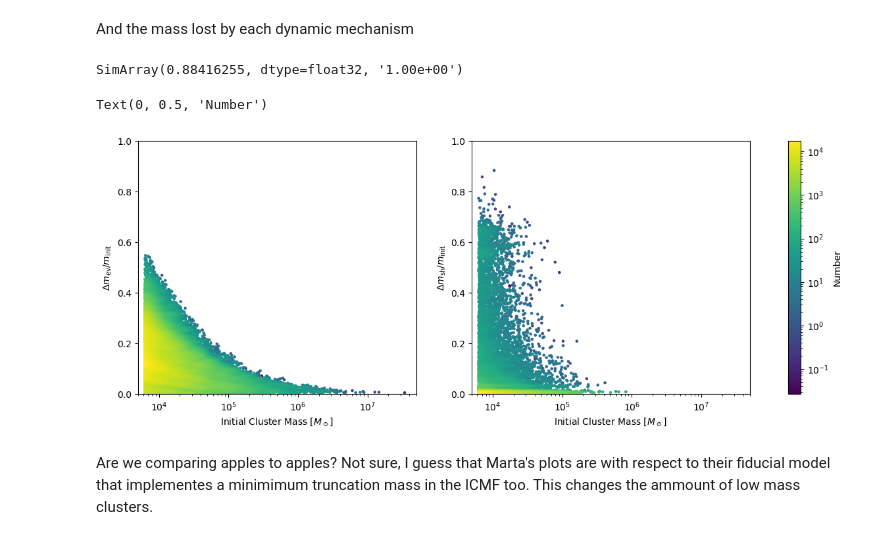
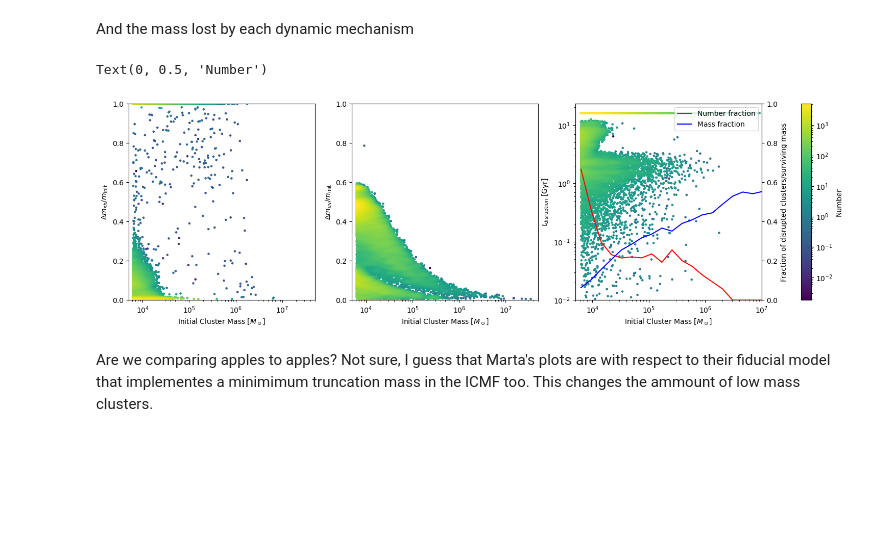
Before and after one commit to pablocoque/post_process_routines, a Jupyter notebook: mass_functions_compare.ipynb, the cells around one changed output. Saved outputs shown, nothing was run; the diff lists cells and outputs as text; code cells hidden in the pictures; blank space fills up the shorter version.

Commit message:
test to follow tidal tensor and its shocks and disruption plots similar to fig9 emp pathfinder

```diff
--- a/mass_functions_compare.ipynb
+++ b/mass_functions_compare.ipynb
@@ -302,23 +301,3 @@ for i in range(24):
 
 massfraction = np.array(massfraction)
 massfraction = np.nan_to_num(massfraction, nan=0.)
-# %%
-fig = plt.figure()
-ax1 = fig.add_subplot(1,1,1)
-ax2 = ax1.twinx()
-ax1, cb = density_scatter(init_cluster_masses, lifetime_gyr, ax=ax1, bins=[marray_icmf, np.logspace(-2,1.5,100)], edgecolors='face', s=5)
-ax1.set(xscale='log', yscale='log', xlim=(5e3, 1e7), ylim=(1e-2, 2.3e1))
-ax1.set(xlabel=r'$\rm{Initial}$ $\rm{Cluster}$ $\rm{Mass}$ [$M_\odot$]', ylabel=r'$t_{\rm{disruption}}$ [$\rm{Gyr}$]')
-ax2.plot((marray_icmf[:-1] + marray_icmf[1:])/2, fraction, color='r', label='Number fraction')
-ax2.plot((marray_icmf[:-1] + marray_icmf[1:])/2, massfraction, color='b', label='Mass fraction')
-ax2.set_ylim(0, 1)
-ax2.set_ylabel('Fraction of disrupted clusters/surviving mass')
-ax2.legend()
-
-cbar = fig.colorbar(cb, ax=ax1)
-# Move the colorbar to a new position
-new_position = fig.add_axes([0.85, 0.11, 0.03, 0.77])
-cbar.ax.remove()
-cbar = fig.colorbar(cb, cax=new_position)
-cbar.ax.set_ylabel('Number')
-# plt.savefig('disrupted_new.pdf')
@@ -330,22 +306,30 @@ And the mass lost by each dynamic mechanism
 # %%
 mevminit = masslostrelax/init_cluster_masses
 mshminit = masslostshock/init_cluster_masses
-# mshminit[(mshminit>1)] = 1
+mshminit[(mshminit>1)] = 1
-# %%
-mshminit.max()
-# %% [output]
-SimArray(0.88416255, dtype=float32, '1.00e+00')
 # %%
-fig, ax = plt.subplots(1, 2, figsize=(15,5))
-ax[0], cb = density_scatter(init_cluster_masses, mevminit, ax=ax[0],bins=[marray_icmf, np.linspace(0,1.1,100)], edgecolors='face', s=5)
-ax[1], cb = density_scatter(init_cluster_masses, mshminit, ax=ax[1],bins=[marray_icmf, np.linspace(0,1.1,100)], edgecolors='face', s=5)
-ax[0].set(xscale='log', xlim=(5e3, 5e7), ylim=(0,1), xlabel=r'$\rm{Initial}$ $\rm{Cluster}$ $\rm{Mass}$ [$M_\odot$]', ylabel=r'$\Delta m_{\rm{ev}}/m_{\rm{init}}$')
-ax[1].set(xscale='log', xlim=(5e3, 5e7), ylim=(0,1), xlabel=r'$\rm{Initial}$ $\rm{Cluster}$ $\rm{Mass}$ [$M_\odot$]', ylabel=r'$\Delta m_{\rm{sh}}/m_{\rm{init}}$')
+fig, ax = plt.subplots(1, 3, figsize=(20,5))
+ax[0], cb = density_scatter(init_cluster_masses, mshminit, ax=ax[0],bins=[marray_icmf, np.linspace(0,1.1,100)], edgecolors='face', s=5)
+ax[0].set(xscale='log', xlim=(5e3, 5e7), ylim=(0,1), xlabel=r'$\rm{Initial}$ $\rm{Cluster}$ $\rm{Mass}$ [$M_\odot$]', ylabel=r'$\Delta m_{\rm{sh}}/m_{\rm{init}}$')
+
+ax[1], cb = density_scatter(init_cluster_masses, mevminit, ax=ax[1],bins=[marray_icmf, np.linspace(0,1.1,100)], edgecolors='face', s=5)
+ax[1].set(xscale='log', xlim=(5e3, 5e7), ylim=(0,1), xlabel=r'$\rm{Initial}$ $\rm{Cluster}$ $\rm{Mass}$ [$M_\odot$]', ylabel=r'$\Delta m_{\rm{ev}}/m_{\rm{init}}$')
+
+ax[2], cb = density_scatter(init_cluster_masses, lifetime_gyr, ax=ax[2], bins=[marray_icmf, np.logspace(-2,1.5,100)], edgecolors='face', s=5)
+ax[2].set(xscale='log', yscale='log', xlim=(5e3, 1e7), ylim=(1e-2, 2.3e1))
+ax[2].set(xlabel=r'$\rm{Initial}$ $\rm{Cluster}$ $\rm{Mass}$ [$M_\odot$]', ylabel=r'$t_{\rm{disruption}}$ [$\rm{Gyr}$]')
+ax2 = ax[2].twinx()
+ax2.plot((marray_icmf[:-1] + marray_icmf[1:])/2, fraction, color='r', label='Number fraction')
+ax2.plot((marray_icmf[:-1] + marray_icmf[1:])/2, massfraction, color='b', label='Mass fraction')
+ax2.set_ylim(0, 1)
+ax2.set_ylabel('Fraction of disrupted clusters/surviving mass')
+ax2.legend()
 cbar = fig.colorbar(cb, ax=ax)
 cbar.ax.set_ylabel('Number')
+
 # plt.savefig('lostmass_old.pdf')
 # %% [output]
 Text(0, 0.5, 'Number')
-[figure, old version]
+[figure, new version]
 # %% [markdown]
 Are we comparing apples to apples? Not sure, I guess that Marta's plots are with respect to their fiducial model that implementes a minimimum truncation mass in the ICMF too. This changes the ammount of low mass clusters.
```
Also changed, not shown: parts of 18 cells of this notebook, 3 other files.
